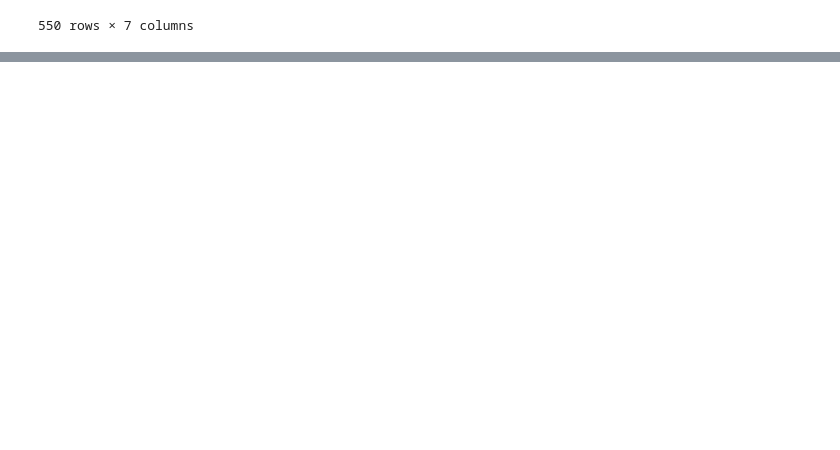
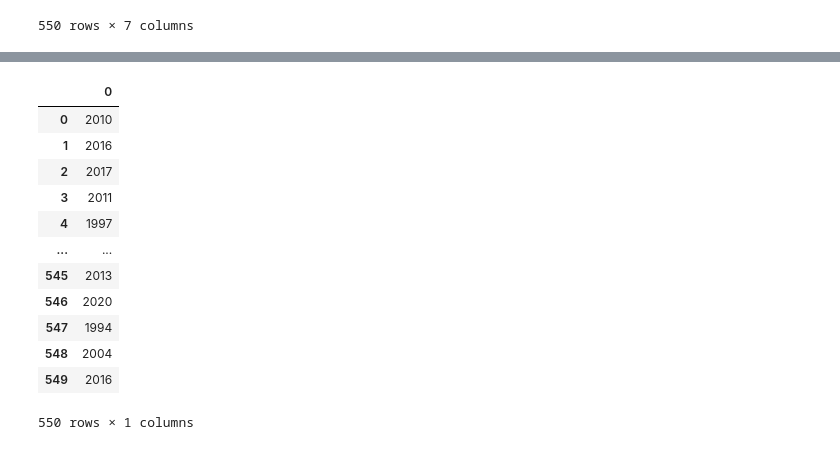
Before and after one commit to WilliamDHughes/ETL-Project-Group-1, a Jupyter notebook: bee_work/bee_dataframe_edit.ipynb, the cells around one changed output, grey strips where cells are left out. Drawn from its saved outputs; the diff is of its cells as text; code cells hidden in the pictures; blank space fills up the shorter version.

```diff
--- a/bee_work/bee_dataframe_edit.ipynb
+++ b/bee_work/bee_dataframe_edit.ipynb
@@ -222,0 +274,17 @@ df_inter
+# %%
+test2 = df_inter["vintage"].str.extract(r'(\w+)$')
+test2
+# %% [output]
+|  | 0 |
+| 0 | 2010 |
+| 1 | 2016 |
+| 2 | 2017 |
+| 3 | 2011 |
+| 4 | 1997 |
+| ... | ... |
+| 545 | 2013 |
+| 546 | 2020 |
+| 547 | 1994 |
+| 548 | 2004 |
+| 549 | 2016 |
+550 rows × 1 columns
```
Also changed, not shown: parts of 5 cells of this notebook.
